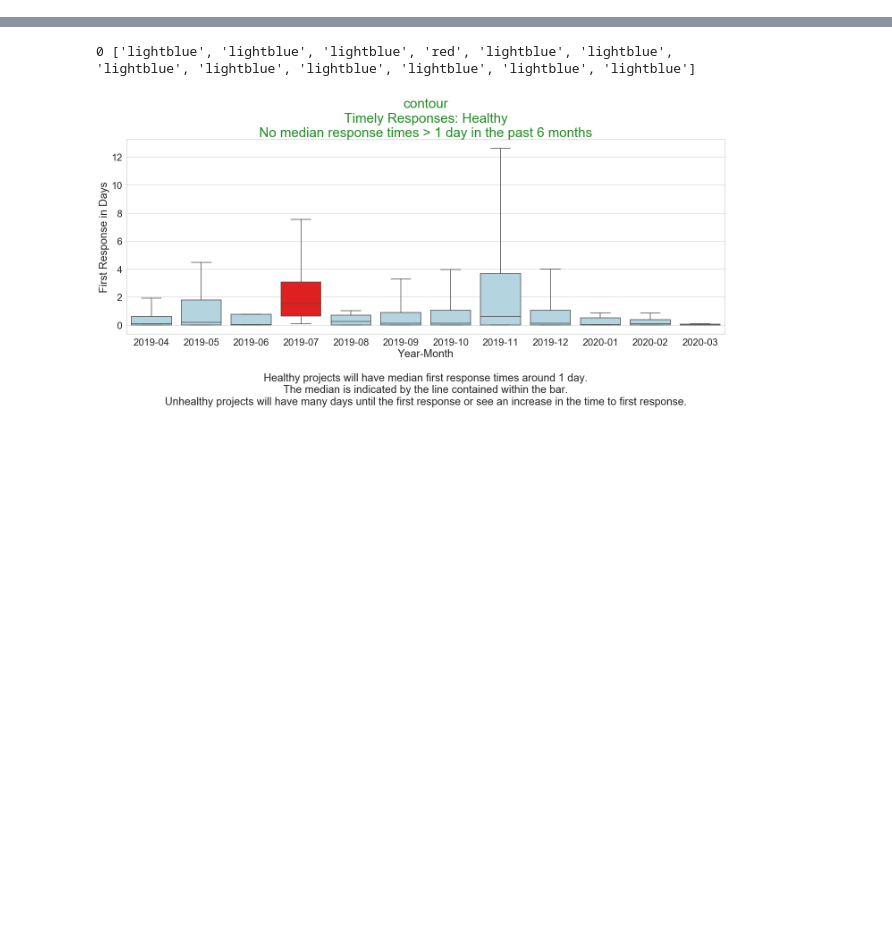
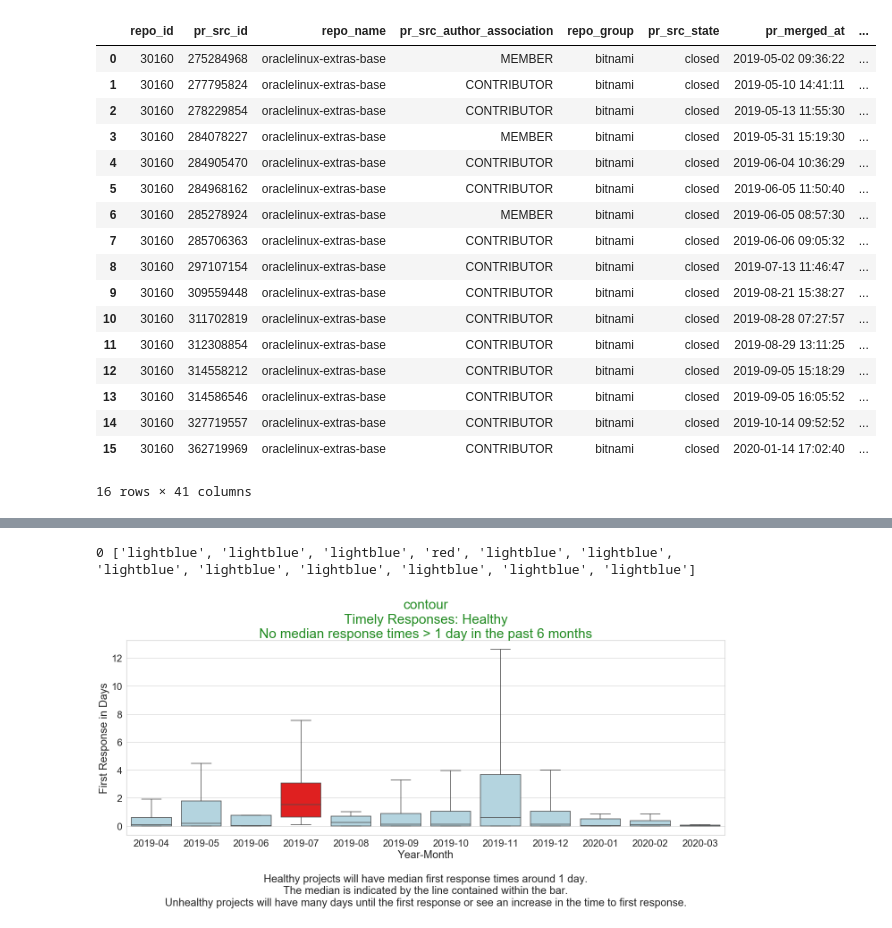
Before and after one commit to Hsingh2096/Hsingh2096, a Jupyter notebook: code/dawn_response_time.ipynb, the cells around one changed output, grey strips where cells are left out. Drawn from its saved outputs; the diff is of its cells as text; code cells hidden in the pictures; blank space fills up the shorter version.

```diff
--- a/code/dawn_response_time.ipynb
+++ b/code/dawn_response_time.ipynb
@@ -51,7 +53,8 @@ print(repo_list)
 #repo_dict = {28030} #sonobuoy
 #repo_dict = {28031} #velero
 #repo_dict = {27913} #clarity
-repo_dict = {30000} #contour
+#repo_dict = {30000} #contour
+repo_dict = {30160}
 # %%
 #from datetime import date
 import datetime
@@ -213,3 +216,24 @@ for repo_id in repo_dict:
            """
     get_repo_name = pd.read_sql_query(get_repo_name_query, con=engine)
     repo_name = get_repo_name.repo_name[0]
+# %%
+pr_all
+# %% [output]
+|  | repo_id | pr_src_id | repo_name | pr_src_author_association | repo_group | pr_src_state | pr_merged_at | ... |
+| 0 | 30160 | 275284968 | oraclelinux-extras-base | MEMBER | bitnami | closed | 2019-05-02 09:36:22 | ... |
+| 1 | 30160 | 277795824 | oraclelinux-extras-base | CONTRIBUTOR | bitnami | closed | 2019-05-10 14:41:11 | ... |
+| 2 | 30160 | 278229854 | oraclelinux-extras-base | CONTRIBUTOR | bitnami | closed | 2019-05-13 11:55:30 | ... |
+| 3 | 30160 | 284078227 | oraclelinux-extras-base | MEMBER | bitnami | closed | 2019-05-31 15:19:30 | ... |
+| 4 | 30160 | 284905470 | oraclelinux-extras-base | CONTRIBUTOR | bitnami | closed | 2019-06-04 10:36:29 | ... |
+| 5 | 30160 | 284968162 | oraclelinux-extras-base | CONTRIBUTOR | bitnami | closed | 2019-06-05 11:50:40 | ... |
+| 6 | 30160 | 285278924 | oraclelinux-extras-base | MEMBER | bitnami | closed | 2019-06-05 08:57:30 | ... |
+| 7 | 30160 | 285706363 | oraclelinux-extras-base | CONTRIBUTOR | bitnami | closed | 2019-06-06 09:05:32 | ... |
+| 8 | 30160 | 297107154 | oraclelinux-extras-base | CONTRIBUTOR | bitnami | closed | 2019-07-13 11:46:47 | ... |
+| 9 | 30160 | 309559448 | oraclelinux-extras-base | CONTRIBUTOR | bitnami | closed | 2019-08-21 15:38:27 | ... |
+| 10 | 30160 | 311702819 | oraclelinux-extras-base | CONTRIBUTOR | bitnami | closed | 2019-08-28 07:27:57 | ... |
+| 11 | 30160 | 312308854 | oraclelinux-extras-base | CONTRIBUTOR | bitnami | closed | 2019-08-29 13:11:25 | ... |
+| 12 | 30160 | 314558212 | oraclelinux-extras-base | CONTRIBUTOR | bitnami | closed | 2019-09-05 15:18:29 | ... |
+| 13 | 30160 | 314586546 | oraclelinux-extras-base | CONTRIBUTOR | bitnami | closed | 2019-09-05 16:05:52 | ... |
+| 14 | 30160 | 327719557 | oraclelinux-extras-base | CONTRIBUTOR | bitnami | closed | 2019-10-14 09:52:52 | ... |
+| 15 | 30160 | 362719969 | oraclelinux-extras-base | CONTRIBUTOR | bitnami | closed | 2020-01-14 17:02:40 | ... |
+16 rows × 41 columns
```
Also changed, not shown: parts of 6 cells of this notebook.
